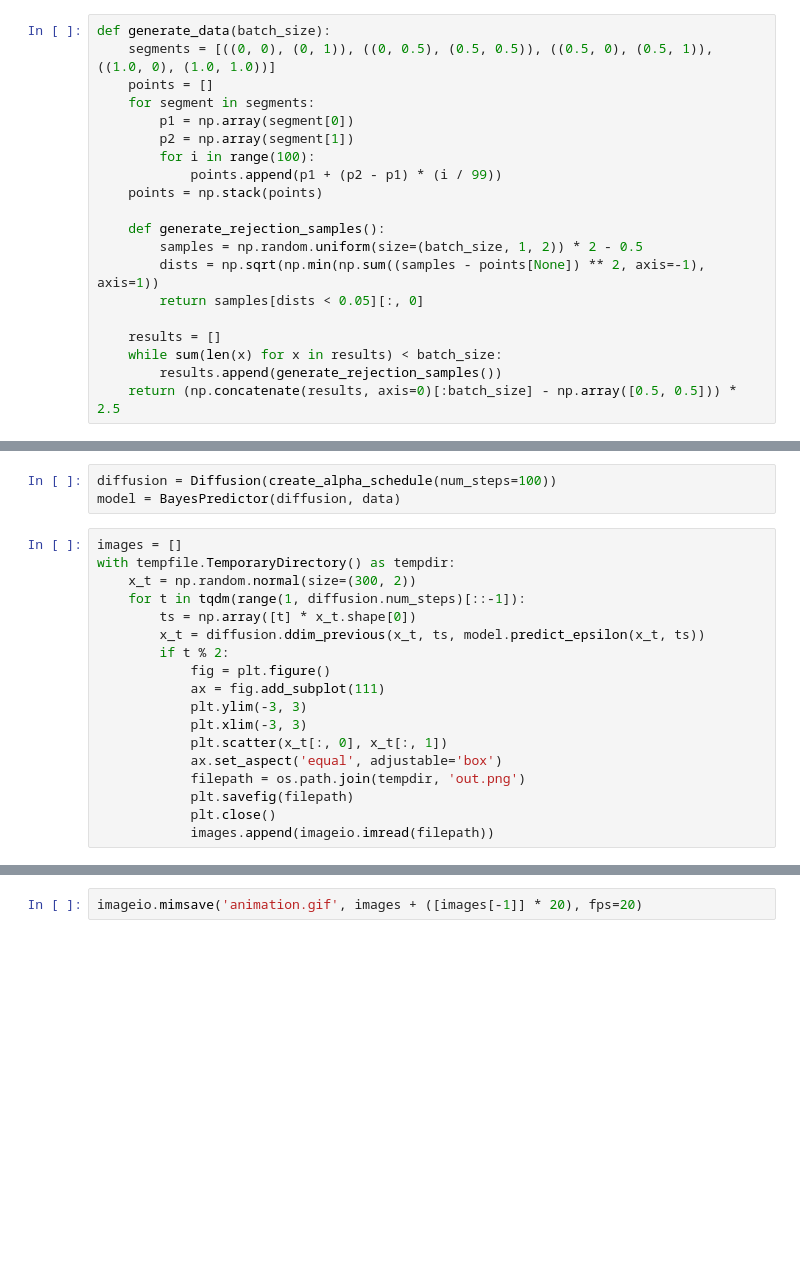
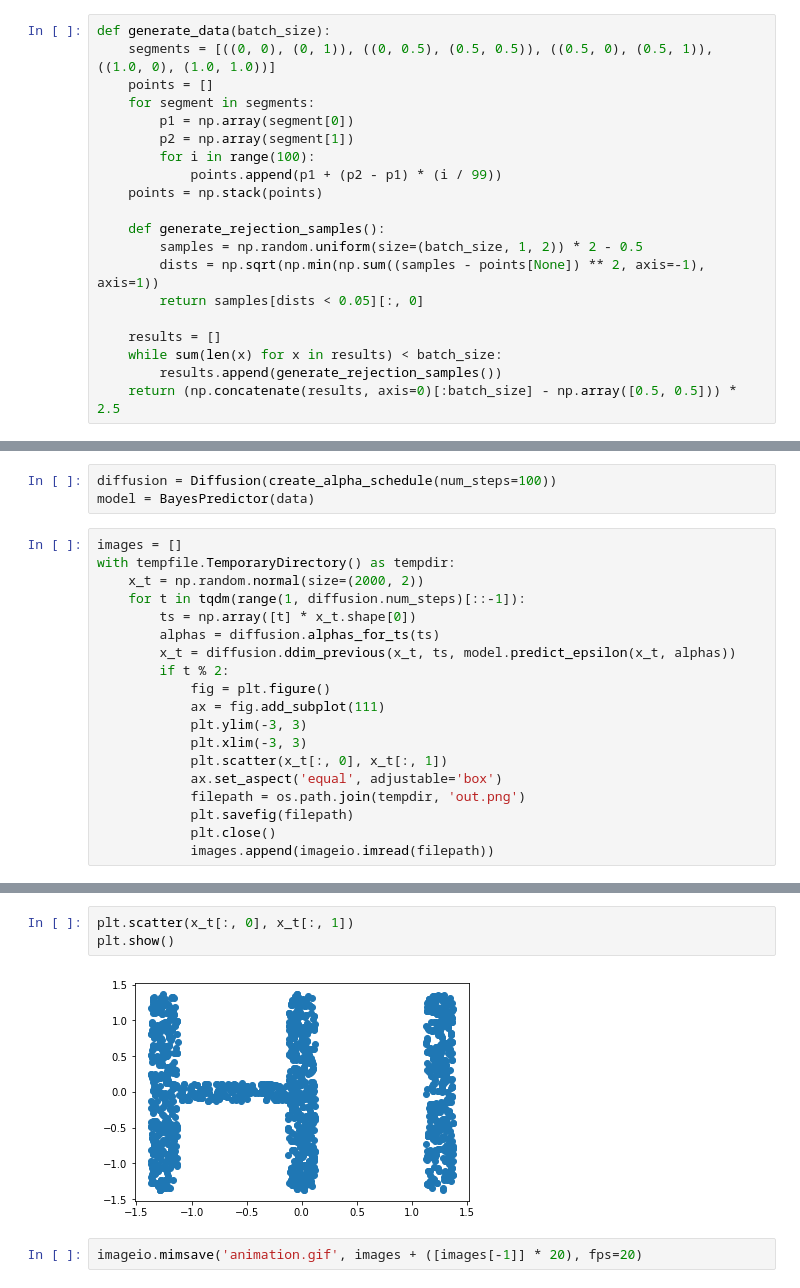
Before and after one commit to unixpickle/ddim, a Jupyter notebook: 2d_distribution.ipynb, the cells around one changed output, grey strips where cells are left out. Saved outputs shown, nothing was run; the diff lists cells and outputs as text; blank space fills up the shorter version.

Commit message:
update notebooks for alpha_bar argument

```diff
--- a/2d_distribution.ipynb
+++ b/2d_distribution.ipynb
@@ -38,13 +38,14 @@ plt.show()
 # %%
 diffusion = Diffusion(create_alpha_schedule(num_steps=100))
-model = BayesPredictor(diffusion, data)
+model = BayesPredictor(data)
 # %%
 images = []
 with tempfile.TemporaryDirectory() as tempdir:
-    x_t = np.random.normal(size=(300, 2))
+    x_t = np.random.normal(size=(2000, 2))
     for t in tqdm(range(1, diffusion.num_steps)[::-1]):
         ts = np.array([t] * x_t.shape[0])
-        x_t = diffusion.ddim_previous(x_t, ts, model.predict_epsilon(x_t, ts))
+        alphas = diffusion.alphas_for_ts(ts)
+        x_t = diffusion.ddim_previous(x_t, ts, model.predict_epsilon(x_t, alphas))
         if t % 2:
             fig = plt.figure()
             ax = fig.add_subplot(111)
@@ -58,5 +59,10 @@ with tempfile.TemporaryDirectory() as tempdir:
             images.append(imageio.imread(filepath))
 # %% [output]
 [interactive output not drawn]
+# %%
+plt.scatter(x_t[:, 0], x_t[:, 1])
+plt.show()
+# %% [output]
+[figure, added]
 # %%
 imageio.mimsave('animation.gif', images + ([images[-1]] * 20), fps=20)
```
Also changed, not shown: parts of 2 cells of this notebook, 1 other file.
